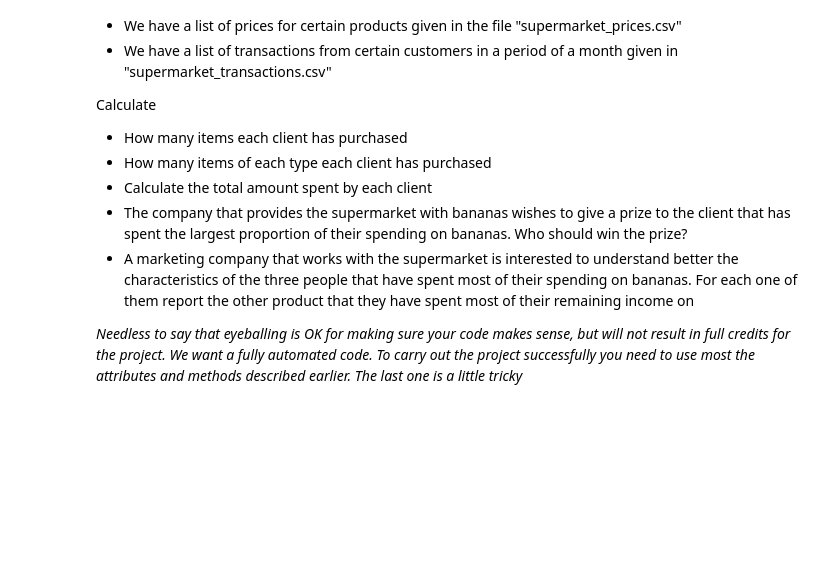
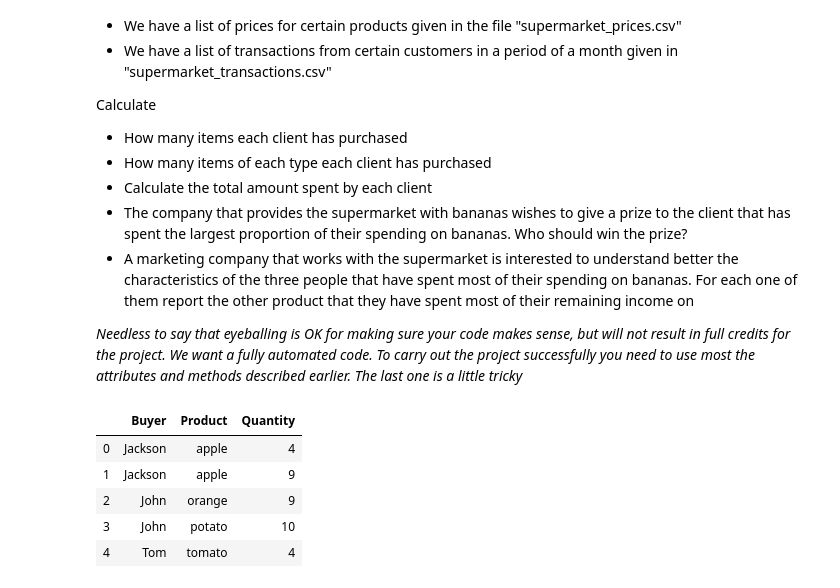
Before and after one commit to bgsedatascience/module-intro-to-pandas, a Jupyter notebook: pandas.ipynb, the cells around one changed output. Saved outputs shown, nothing was run; the diff lists cells and outputs as text; code cells hidden in the pictures; blank space fills up the shorter version.

```diff
--- a/pandas.ipynb
+++ b/pandas.ipynb
@@ -672,3 +909,14 @@ Calculate
 - A marketing company that works with the supermarket is interested to understand better the characteristics of the three people that have spent most of their spending on bananas. For each one of them report the other product that they have spent most of their remaining income on
 
 *Needless to say that eyeballing is OK for making sure your code makes sense, but will not result in full credits for the project. We want a fully automated code. To carry out the project successfully you need to use most the attributes and methods described earlier. The last one is a little tricky*
+# %%
+supermarket_prices = pd.read_csv("supermarket_prices.csv")
+supermarket_transactions = pd.read_csv("supermarket_transactions.csv")
+supermarket_transactions.head()
+# %% [output]
+|  | Buyer | Product | Quantity |
+| 0 | Jackson | apple | 4 |
+| 1 | Jackson | apple | 9 |
+| 2 | John | orange | 9 |
+| 3 | John | potato | 10 |
+| 4 | Tom | tomato | 4 |
```
Also changed, not shown: parts of 41 cells of this notebook.
